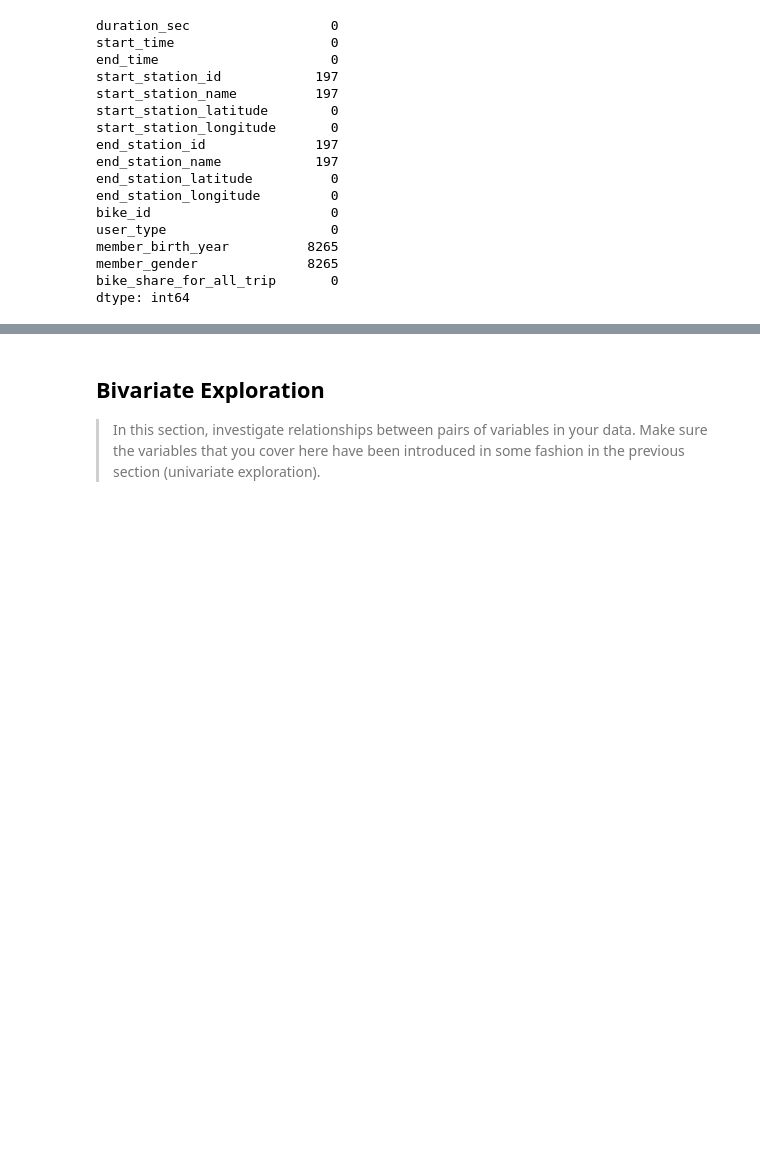
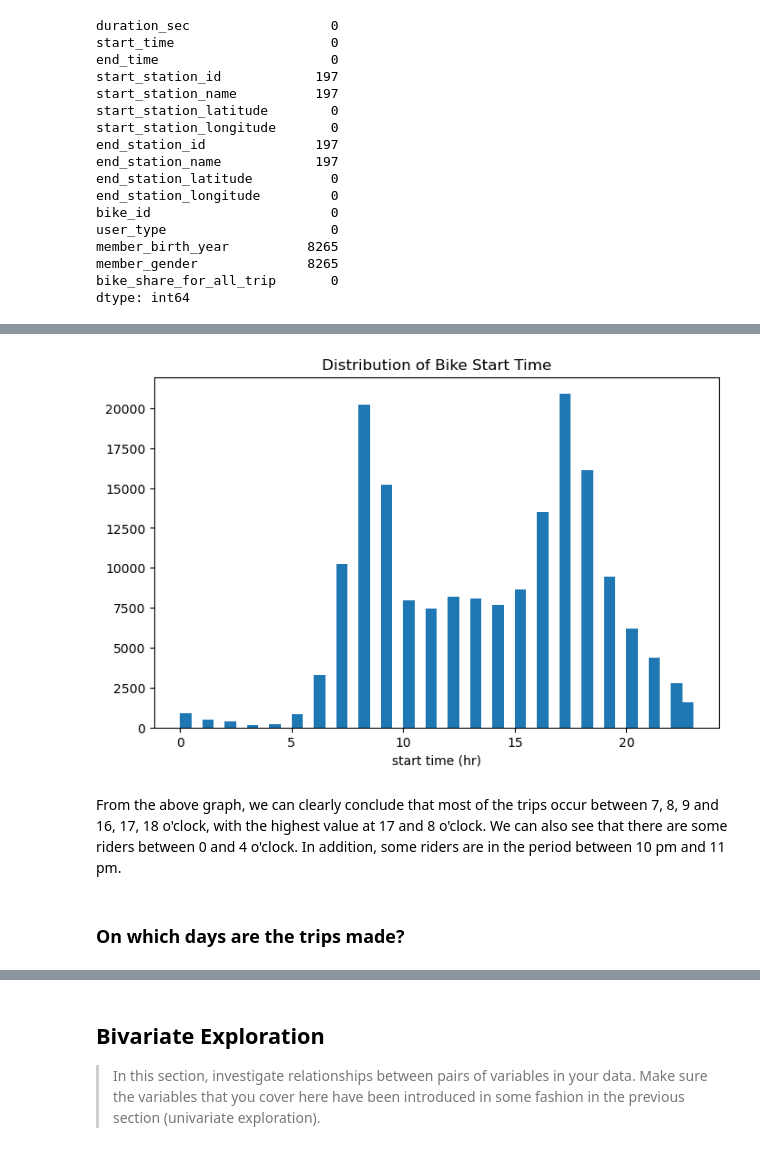
Before and after one commit to Abdou240/Data_Analyst_Nanodegree_ALX, a Jupyter notebook: Projekts/Projekt_3/Part_I_exploration_template.ipynb, the cells around one changed output, grey strips where cells are left out. Cells and saved outputs as stored; diff of their text form; code cells hidden in the pictures; blank space fills up the shorter version.

```diff
--- a/Projekts/Projekt_3/Part_I_exploration_template.ipynb
+++ b/Projekts/Projekt_3/Part_I_exploration_template.ipynb
@@ -154,0 +321,17 @@ and prepare yourself to look at relationships between variables.
+# %%
+# Let's define An Other  binsize to distribute the data and get a better Overview
+
+binsize = 0.5
+bins = np.arange(0, Bike_clean['start_time(hr)'].max() + binsize, binsize)
+
+plt.figure(figsize=[8, 5])
+plt.hist(data = Bike_clean, x = 'start_time(hr)', bins = bins)
+plt.xlabel('start time (hr)')
+plt.title('Distribution of Bike Start Time')
+plt.show();
+# %% [output]
+[figure, added]
+# %% [markdown]
+From the above graph, we can clearly conclude that most of the trips occur between 7, 8, 9 and 16, 17, 18 o'clock, with the highest value at 17 and 8 o'clock. We can also see that there are some riders between 0 and 4 o'clock. In addition, some riders are in the period between 10 pm and 11 pm.
+# %% [markdown]
+### On which days are the trips made?
```
Also changed, not shown: parts of 71 cells of this notebook.
